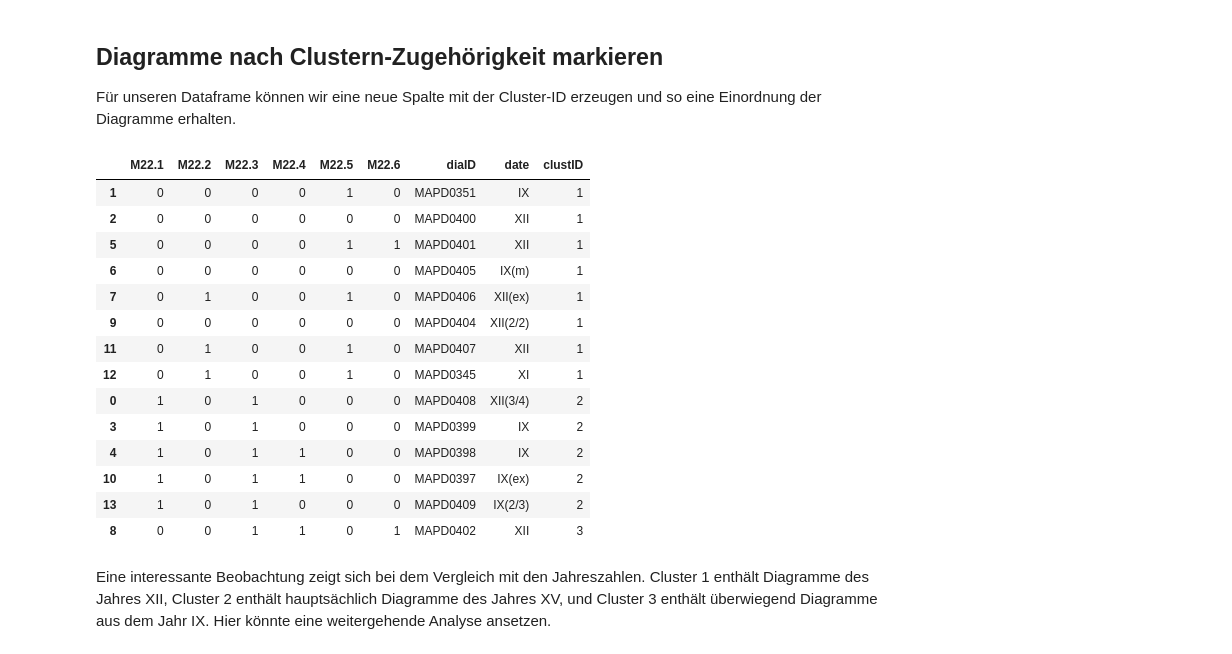
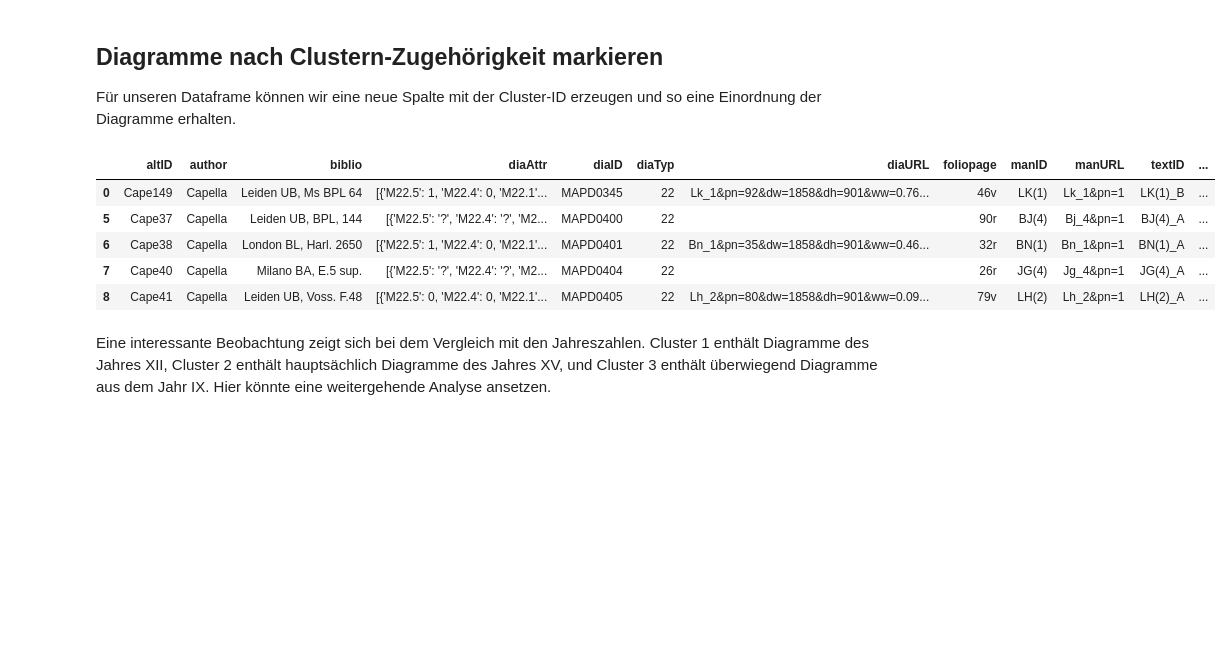
Before and after one commit to computational-humanities/vorlesung, a Jupyter notebook: Notebooks/CH_Clustering_DiagrammTyp.ipynb, the cells around one changed output. Drawn from its saved outputs; the diff is of its cells as text; code cells hidden in the pictures; blank space fills up the shorter version.

```diff
--- a/Notebooks/CH_Clustering_DiagrammTyp.ipynb
+++ b/Notebooks/CH_Clustering_DiagrammTyp.ipynb
@@ -101,0 +52,6 @@ An arrangement with Venus and Mercury on intersecting circles around the Sun. In
+# %%
+dfAttr = pd.DataFrame(dict(dfCapella['diaAttr'].apply(lambda row: row[0]))).transpose()
+dfAttr.replace(['?'],[0],inplace=True)
+# %%
+dfCapellaAttr = dfCapella.join(dfAttr)
+dfCapellaAttr.head()
@@ -101,0 +67,3 @@ An arrangement with Venus and Mercury on intersecting circles around the Sun. In
+# %%
+X = dfAttr.values.astype(int)
+X
@@ -214,25 +189,16 @@ plt.scatter(*X_pca.T, c=clusters, cmap='hot');
 
 Für unseren Dataframe können wir eine neue Spalte mit der Cluster-ID erzeugen und so eine Einordnung der Diagramme erhalten.
 # %%
-dfAttr['clustID'] = clusters
+dfCapellaAttr['clustID'] = clusters
 # %%
-dfAttr.sort_values('clustID')
+dfCapellaAttr.sort_values('clustID').head()
 # %% [output]
-|  | M22.1 | M22.2 | M22.3 | M22.4 | M22.5 | M22.6 | diaID | date | clustID |
-| 1 | 0 | 0 | 0 | 0 | 1 | 0 | MAPD0351 | IX | 1 |
-| 2 | 0 | 0 | 0 | 0 | 0 | 0 | MAPD0400 | XII | 1 |
-| 5 | 0 | 0 | 0 | 0 | 1 | 1 | MAPD0401 | XII | 1 |
-| 6 | 0 | 0 | 0 | 0 | 0 | 0 | MAPD0405 | IX(m) | 1 |
-| 7 | 0 | 1 | 0 | 0 | 1 | 0 | MAPD0406 | XII(ex) | 1 |
-| 9 | 0 | 0 | 0 | 0 | 0 | 0 | MAPD0404 | XII(2/2) | 1 |
-| 11 | 0 | 1 | 0 | 0 | 1 | 0 | MAPD0407 | XII | 1 |
-| 12 | 0 | 1 | 0 | 0 | 1 | 0 | MAPD0345 | XI | 1 |
-| 0 | 1 | 0 | 1 | 0 | 0 | 0 | MAPD0408 | XII(3/4) | 2 |
-| 3 | 1 | 0 | 1 | 0 | 0 | 0 | MAPD0399 | IX | 2 |
-| 4 | 1 | 0 | 1 | 1 | 0 | 0 | MAPD0398 | IX | 2 |
-| 10 | 1 | 0 | 1 | 1 | 0 | 0 | MAPD0397 | IX(ex) | 2 |
-| 13 | 1 | 0 | 1 | 0 | 0 | 0 | MAPD0409 | IX(2/3) | 2 |
-| 8 | 0 | 0 | 1 | 1 | 0 | 1 | MAPD0402 | XII | 3 |
+|  | altID | author | biblio | diaAttr | diaID | diaTyp | diaURL | foliopage | manID | manURL | textID | ... |
+| 0 | Cape149 | Capella | Leiden UB, Ms BPL 64 | [{'M22.5': 1, 'M22.4': 0, 'M22.1'... | MAPD0345 | 22 | Lk_1&pn=92&dw=1858&dh=901&ww=0.76... | 46v | LK(1) | Lk_1&pn=1 | LK(1)_B | ... |
+| 5 | Cape37 | Capella | Leiden UB, BPL, 144 | [{'M22.5': '?', 'M22.4': '?', 'M2... | MAPD0400 | 22 |  | 90r | BJ(4) | Bj_4&pn=1 | BJ(4)_A | ... |
+| 6 | Cape38 | Capella | London BL, Harl. 2650 | [{'M22.5': 1, 'M22.4': 0, 'M22.1'... | MAPD0401 | 22 | Bn_1&pn=35&dw=1858&dh=901&ww=0.46... | 32r | BN(1) | Bn_1&pn=1 | BN(1)_A | ... |
+| 7 | Cape40 | Capella | Milano BA, E.5 sup. | [{'M22.5': '?', 'M22.4': '?', 'M2... | MAPD0404 | 22 |  | 26r | JG(4) | Jg_4&pn=1 | JG(4)_A | ... |
+| 8 | Cape41 | Capella | Leiden UB, Voss. F.48 | [{'M22.5': 0, 'M22.4': 0, 'M22.1'... | MAPD0405 | 22 | Lh_2&pn=80&dw=1858&dh=901&ww=0.09... | 79v | LH(2) | Lh_2&pn=1 | LH(2)_A | ... |
 # %% [markdown]
 Eine interessante Beobachtung zeigt sich bei dem Vergleich mit den Jahreszahlen. Cluster 1 enthält Diagramme des Jahres XII, Cluster 2 enthält hauptsächlich Diagramme des Jahres XV, und Cluster 3 enthält überwiegend Diagramme aus dem Jahr IX. Hier könnte eine weitergehende Analyse ansetzen.
 # %%
```
Also changed, not shown: parts of 29 cells of this notebook, 1 other file.
